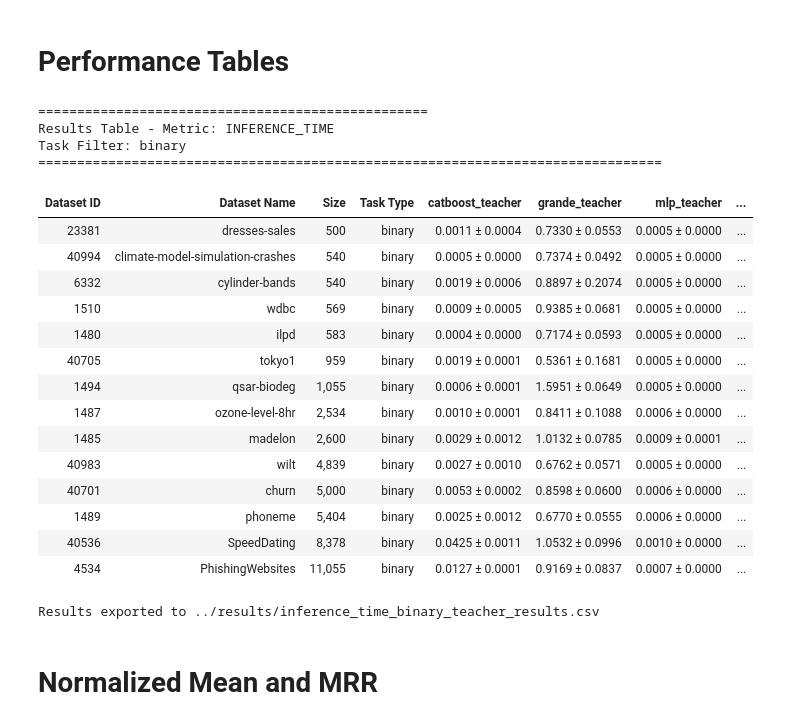
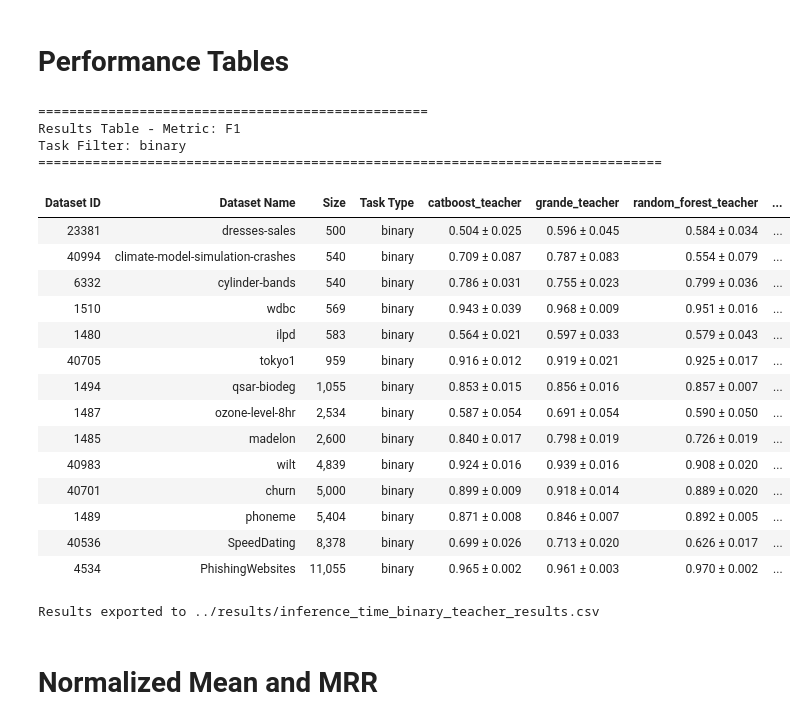
Before and after one commit to RaiiZen1/master-projectV2, a Jupyter notebook: notebooks/results_analysis.ipynb, the cells around one changed output. Saved outputs shown, nothing was run; the diff lists cells and outputs as text; code cells hidden in the pictures.

```diff
--- a/notebooks/results_analysis.ipynb
+++ b/notebooks/results_analysis.ipynb
@@ -330,33 +329,33 @@ def display_results_table(metric='f1', task_filter=None, model_filter=None):
 # %%
 # First, let's see what metrics are available
 print("\n" + "="*50)
-table = display_results_table(metric='inference_time', task_filter='binary', model_filter='teacher')
+table = display_results_table(metric='f1', task_filter='binary', model_filter='teacher')
 
 # Export table to CSV
 if not table.empty:
     output_csv_path = os.path.join("../results", "inference_time_binary_teacher_results.csv")
     table.to_csv(output_csv_path, index=False)
     print(f"Results exported to {output_csv_path}")
 # %% [output]
 ==================================================
-Results Table - Metric: INFERENCE_TIME
+Results Table - Metric: F1
 Task Filter: binary
 ================================================================================
-| Dataset ID | Dataset Name | Size | Task Type | catboost_teacher | grande_teacher | mlp_teacher | ... |
-| 23381 | dresses-sales | 500 | binary | 0.0011 ± 0.0004 | 0.7330 ± 0.0553 | 0.0005 ± 0.0000 | ... |
-| 40994 | climate-model-simulation-crashes | 540 | binary | 0.0005 ± 0.0000 | 0.7374 ± 0.0492 | 0.0005 ± 0.0000 | ... |
-| 6332 | cylinder-bands | 540 | binary | 0.0019 ± 0.0006 | 0.8897 ± 0.2074 | 0.0005 ± 0.0000 | ... |
-| 1510 | wdbc | 569 | binary | 0.0009 ± 0.0005 | 0.9385 ± 0.0681 | 0.0005 ± 0.0000 | ... |
-| 1480 | ilpd | 583 | binary | 0.0004 ± 0.0000 | 0.7174 ± 0.0593 | 0.0005 ± 0.0000 | ... |
-| 40705 | tokyo1 | 959 | binary | 0.0019 ± 0.0001 | 0.5361 ± 0.1681 | 0.0005 ± 0.0000 | ... |
-| 1494 | qsar-biodeg | 1,055 | binary | 0.0006 ± 0.0001 | 1.5951 ± 0.0649 | 0.0005 ± 0.0000 | ... |
-| 1487 | ozone-level-8hr | 2,534 | binary | 0.0010 ± 0.0001 | 0.8411 ± 0.1088 | 0.0006 ± 0.0000 | ... |
-| 1485 | madelon | 2,600 | binary | 0.0029 ± 0.0012 | 1.0132 ± 0.0785 | 0.0009 ± 0.0001 | ... |
-| 40983 | wilt | 4,839 | binary | 0.0027 ± 0.0010 | 0.6762 ± 0.0571 | 0.0005 ± 0.0000 | ... |
-| 40701 | churn | 5,000 | binary | 0.0053 ± 0.0002 | 0.8598 ± 0.0600 | 0.0006 ± 0.0000 | ... |
-| 1489 | phoneme | 5,404 | binary | 0.0025 ± 0.0012 | 0.6770 ± 0.0555 | 0.0006 ± 0.0000 | ... |
-| 40536 | SpeedDating | 8,378 | binary | 0.0425 ± 0.0011 | 1.0532 ± 0.0996 | 0.0010 ± 0.0000 | ... |
-| 4534 | PhishingWebsites | 11,055 | binary | 0.0127 ± 0.0001 | 0.9169 ± 0.0837 | 0.0007 ± 0.0000 | ... |
+| Dataset ID | Dataset Name | Size | Task Type | catboost_teacher | grande_teacher | random_forest_teacher | ... |
+| 23381 | dresses-sales | 500 | binary | 0.504 ± 0.025 | 0.596 ± 0.045 | 0.584 ± 0.034 | ... |
+| 40994 | climate-model-simulation-crashes | 540 | binary | 0.709 ± 0.087 | 0.787 ± 0.083 | 0.554 ± 0.079 | ... |
+| 6332 | cylinder-bands | 540 | binary | 0.786 ± 0.031 | 0.755 ± 0.023 | 0.799 ± 0.036 | ... |
+| 1510 | wdbc | 569 | binary | 0.943 ± 0.039 | 0.968 ± 0.009 | 0.951 ± 0.016 | ... |
+| 1480 | ilpd | 583 | binary | 0.564 ± 0.021 | 0.597 ± 0.033 | 0.579 ± 0.043 | ... |
+| 40705 | tokyo1 | 959 | binary | 0.916 ± 0.012 | 0.919 ± 0.021 | 0.925 ± 0.017 | ... |
+| 1494 | qsar-biodeg | 1,055 | binary | 0.853 ± 0.015 | 0.856 ± 0.016 | 0.857 ± 0.007 | ... |
+| 1487 | ozone-level-8hr | 2,534 | binary | 0.587 ± 0.054 | 0.691 ± 0.054 | 0.590 ± 0.050 | ... |
+| 1485 | madelon | 2,600 | binary | 0.840 ± 0.017 | 0.798 ± 0.019 | 0.726 ± 0.019 | ... |
+| 40983 | wilt | 4,839 | binary | 0.924 ± 0.016 | 0.939 ± 0.016 | 0.908 ± 0.020 | ... |
+| 40701 | churn | 5,000 | binary | 0.899 ± 0.009 | 0.918 ± 0.014 | 0.889 ± 0.020 | ... |
+| 1489 | phoneme | 5,404 | binary | 0.871 ± 0.008 | 0.846 ± 0.007 | 0.892 ± 0.005 | ... |
+| 40536 | SpeedDating | 8,378 | binary | 0.699 ± 0.026 | 0.713 ± 0.020 | 0.626 ± 0.017 | ... |
+| 4534 | PhishingWebsites | 11,055 | binary | 0.965 ± 0.002 | 0.961 ± 0.003 | 0.970 ± 0.002 | ... |
 Results exported to ../results/inference_time_binary_teacher_results.csv
 # %% [markdown]
 # Normalized Mean and MRR
```
Also changed, not shown: parts of 3 cells of this notebook.
